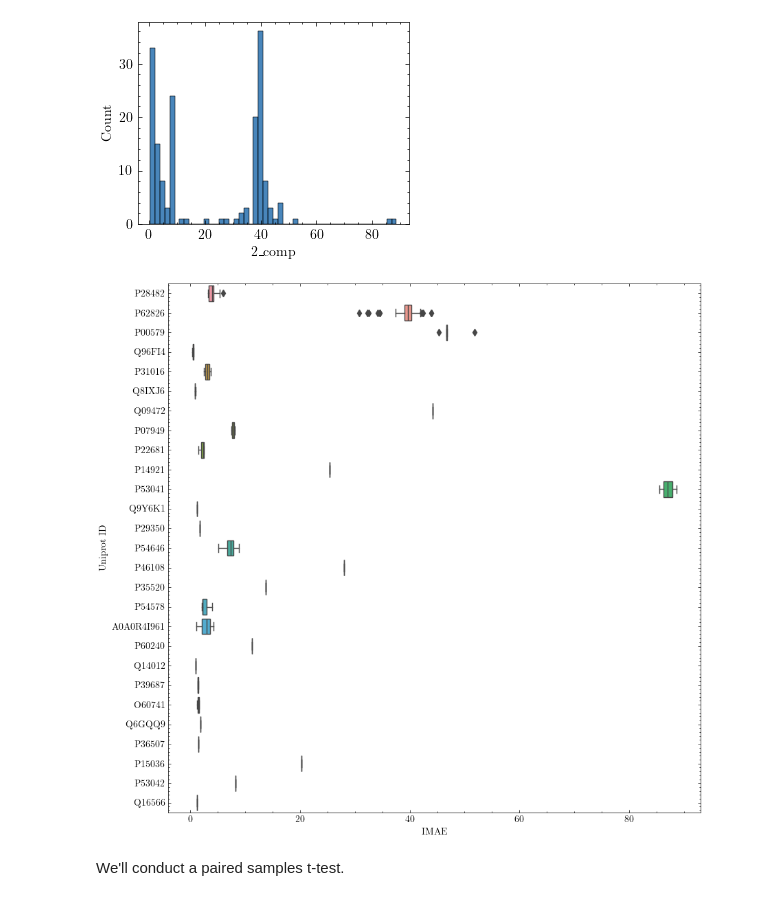
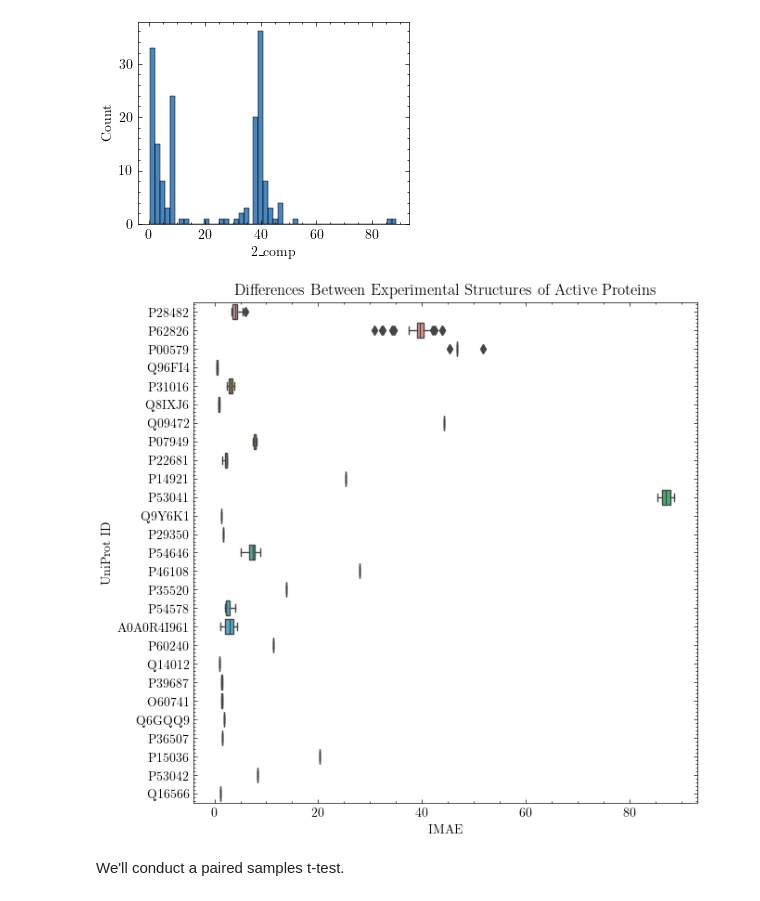
Before and after one commit to jpigles/alphafold-rmsd, a Jupyter notebook: closed.ipynb, the cells around one changed output. Drawn from its saved outputs; the diff is of its cells as text; code cells hidden in the pictures.

```diff
--- a/closed.ipynb
+++ b/closed.ipynb
@@ -88,15 +88,17 @@ plt.show()
 # %% [output]
 [figure]
 # %%
-fig, ax = plt.subplots(1, 1, figsize=(10, 10))
+fig, ax = plt.subplots(1, 1, figsize=(7, 7))
 
 sns.boxplot(data=closed, x='2_comp', y='uniprot', ax=ax)
 ax.set_xlabel('IMAE')
 ax.set_ylabel('UniProt ID')
+ax.set_title('Differences Between Experimental Structures of Active Proteins')
 
+plt.savefig('./project_pipeline/data/figures/active_exp_structure_spreads.png')
 plt.show()
 # %% [output]
-[figure, old version]
+[figure, new version]
 # %% [markdown]
 We'll conduct a paired samples t-test.
 # %%
```
Also changed, not shown: parts of 1 cell of this notebook, 17 other files.
